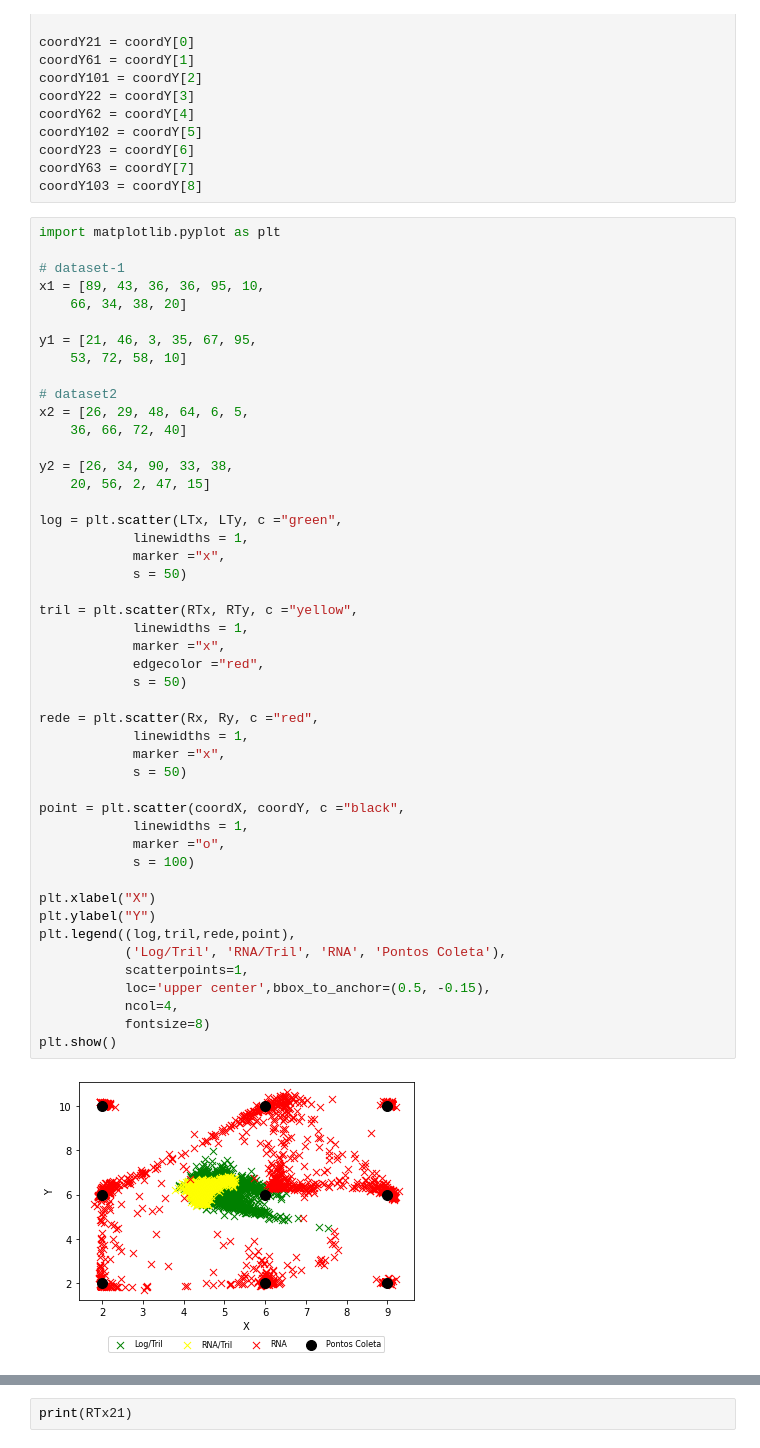
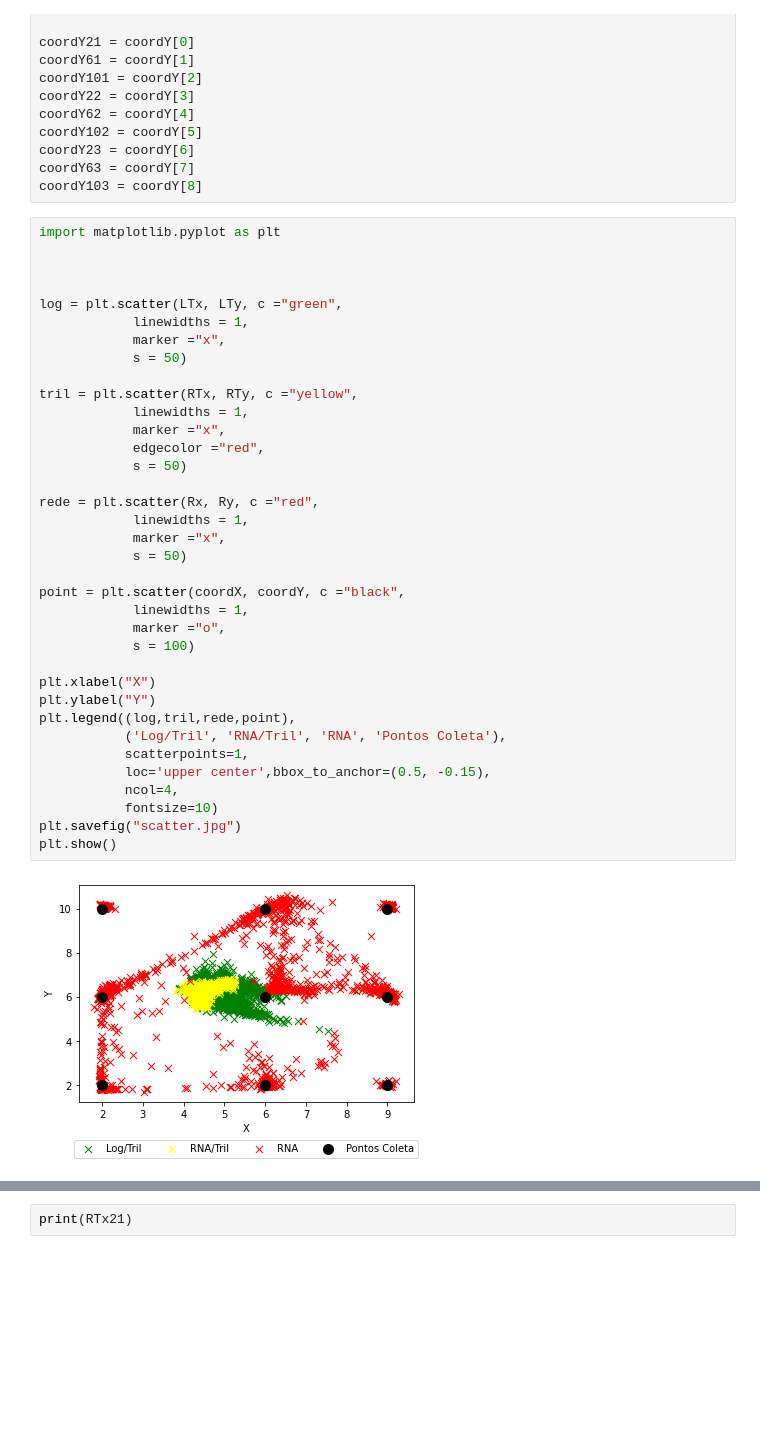
Before and after one commit to EnergyFall266/Localizador-Bluetooth, a Jupyter notebook: graficos.ipynb, the cells around one changed output, grey strips where cells are left out. Cells and saved outputs as stored; diff of their text form; blank space fills up the shorter version.

```diff
--- a/graficos.ipynb
+++ b/graficos.ipynb
@@ -329,49 +325,38 @@ coordY103 = coordY[8]
 # %%
 import matplotlib.pyplot as plt
 
-# dataset-1
-x1 = [89, 43, 36, 36, 95, 10,
-	66, 34, 38, 20]
 
-y1 = [21, 46, 3, 35, 67, 95,
-	53, 72, 58, 10]
-
-# dataset2
-x2 = [26, 29, 48, 64, 6, 5,
-	36, 66, 72, 40]
-
-y2 = [26, 34, 90, 33, 38,
-	20, 56, 2, 47, 15]
 
 log = plt.scatter(LTx, LTy, c ="green",
 			linewidths = 1,
 			marker ="x",
 			s = 50)
 
 tril = plt.scatter(RTx, RTy, c ="yellow",
 			linewidths = 1,
 			marker ="x",
 			edgecolor ="red",
 			s = 50)
 
 rede = plt.scatter(Rx, Ry, c ="red",
 			linewidths = 1,
 			marker ="x",
 			s = 50)
 
 point = plt.scatter(coordX, coordY, c ="black",
 			linewidths = 1,
 			marker ="o",
 			s = 100)
 
 plt.xlabel("X")
 plt.ylabel("Y")
 plt.legend((log,tril,rede,point),
            ('Log/Tril', 'RNA/Tril', 'RNA', 'Pontos Coleta'),
            scatterpoints=1,
            loc='upper center',bbox_to_anchor=(0.5, -0.15),
            ncol=4,
-           fontsize=8)
+           fontsize=10)
+plt.savefig("scatter.jpg")
 plt.show()
 # %% [output]
-[figure, old version]
+[figure, new version]
```
Also changed, not shown: parts of 6 cells of this notebook.
